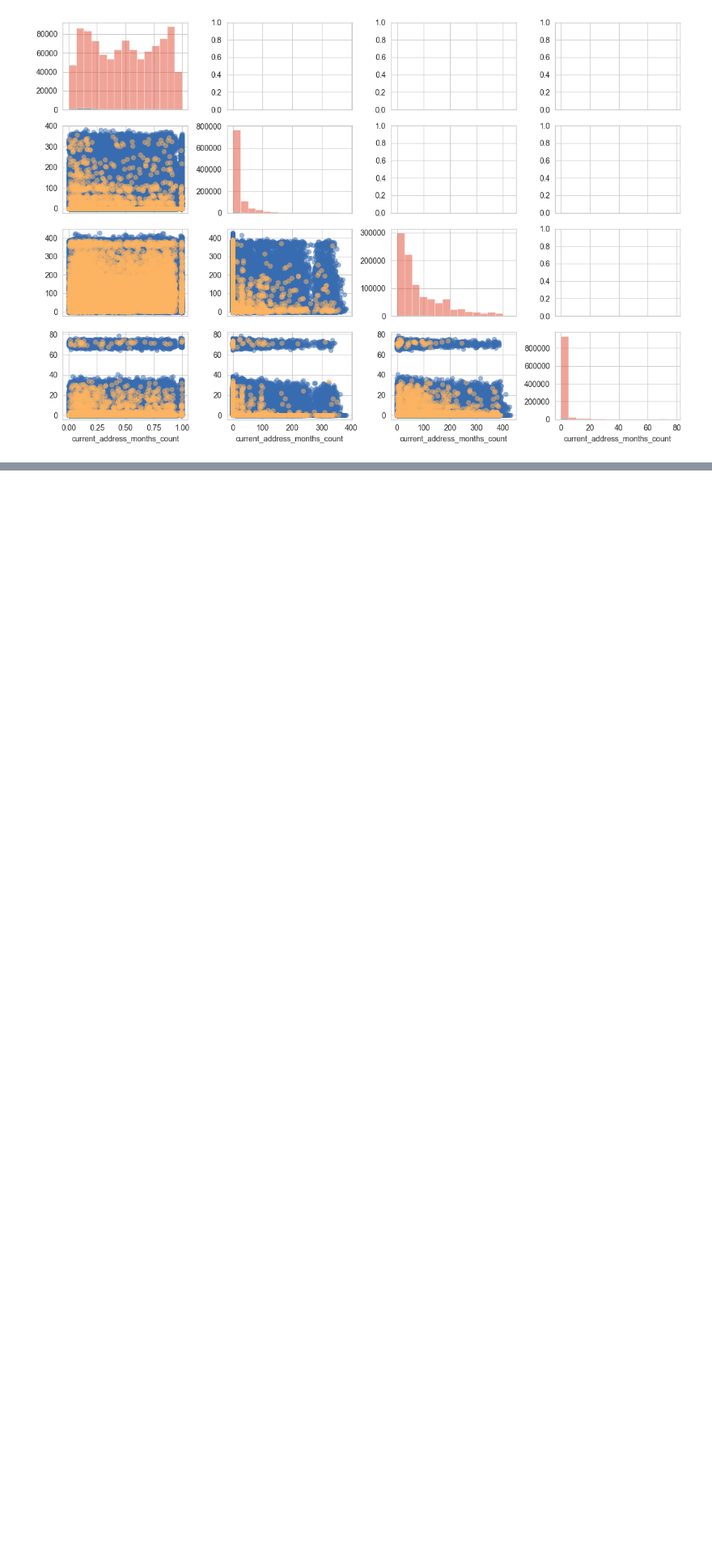
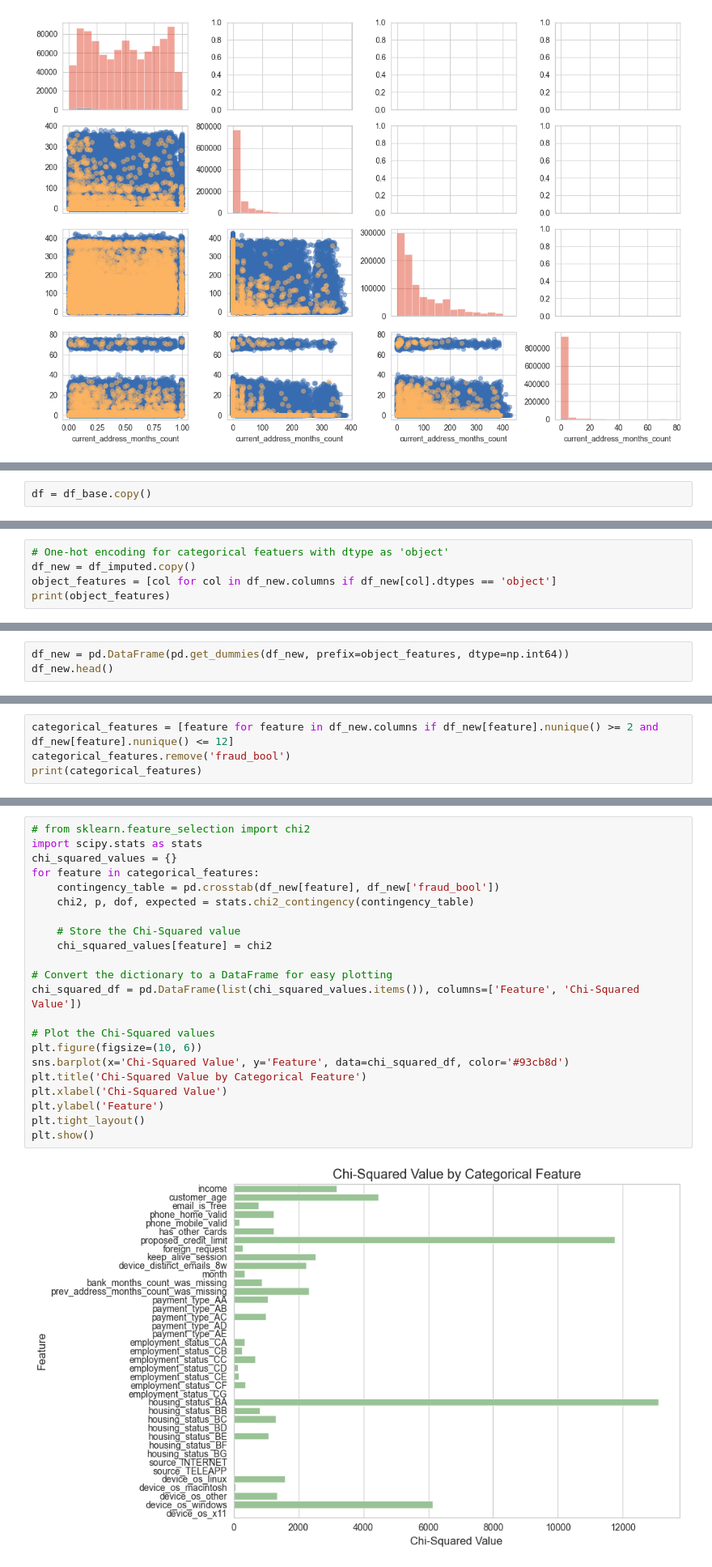
Before and after one commit to czy123czy321/Bank-account-fraud, a Jupyter notebook: import-data.ipynb, the cells around one changed output, grey strips where cells are left out. Shown at 81% size. Saved outputs shown, nothing was run; the diff lists cells and outputs as text; blank space fills up the shorter version.

```diff
--- a/import-data.ipynb
+++ b/import-data.ipynb
@@ -819,0 +897,2 @@ plt.show()
+# %%
+df = df_base.copy()
@@ -819,0 +1007,5 @@ plt.show()
+# %%
+# One-hot encoding for categorical featuers with dtype as 'object'
+df_new = df_imputed.copy()
+object_features = [col for col in df_new.columns if df_new[col].dtypes == 'object']
+print(object_features)
@@ -819,0 +1014,3 @@ plt.show()
+# %%
+df_new = pd.DataFrame(pd.get_dummies(df_new, prefix=object_features, dtype=np.int64))
+df_new.head()
@@ -819,0 +1064,4 @@ plt.show()
+# %%
+categorical_features = [feature for feature in df_new.columns if df_new[feature].nunique() >= 2 and df_new[feature].nunique() <= 12]
+categorical_features.remove('fraud_bool')
+print(categorical_features)
@@ -819,0 +1072,24 @@ plt.show()
+# %%
+# from sklearn.feature_selection import chi2
+import scipy.stats as stats
+chi_squared_values = {}
+for feature in categorical_features:
+    contingency_table = pd.crosstab(df_new[feature], df_new['fraud_bool'])
+    chi2, p, dof, expected = stats.chi2_contingency(contingency_table)
+
+    # Store the Chi-Squared value
+    chi_squared_values[feature] = chi2
+
+# Convert the dictionary to a DataFrame for easy plotting
+chi_squared_df = pd.DataFrame(list(chi_squared_values.items()), columns=['Feature', 'Chi-Squared Value'])
+
+# Plot the Chi-Squared values
+plt.figure(figsize=(10, 6))
+sns.barplot(x='Chi-Squared Value', y='Feature', data=chi_squared_df, color='#93cb8d')
+plt.title('Chi-Squared Value by Categorical Feature')
+plt.xlabel('Chi-Squared Value')
+plt.ylabel('Feature')
+plt.tight_layout()
+plt.show()
+# %% [output]
+[figure, added]
```
Also changed, not shown: parts of 30 cells of this notebook, 1 other file.
